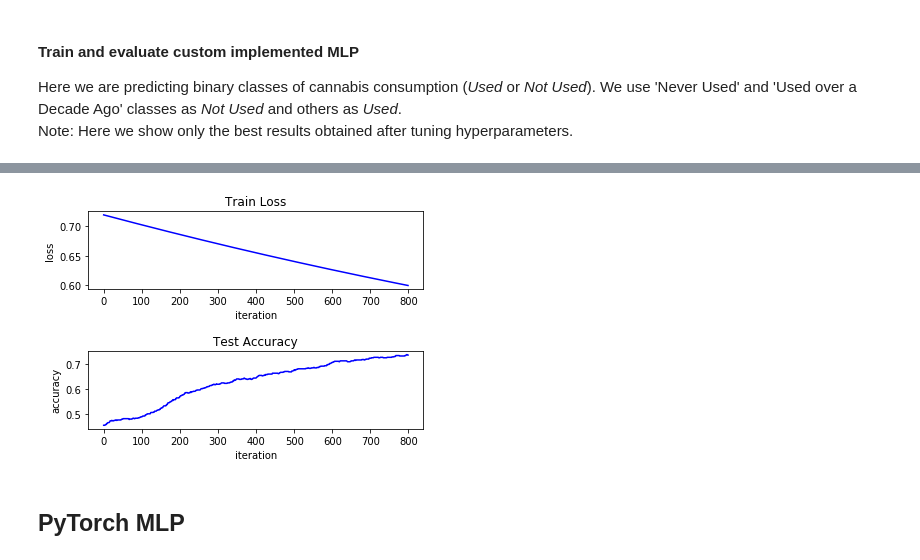
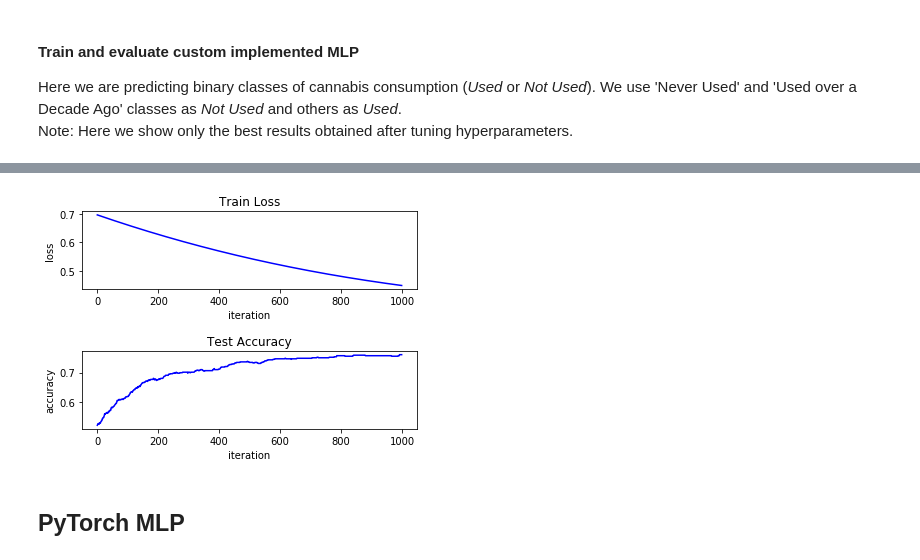
Before and after one commit to mykhaly/dont_do_drugs, a Jupyter notebook: train.ipynb, the cells around one changed output, grey strips where cells are left out. Saved outputs shown, nothing was run; the diff lists cells and outputs as text; code cells hidden in the pictures.

```diff
--- a/train.ipynb
+++ b/train.ipynb
@@ -115,6 +170,6 @@ train_custom_net(
     output_dim=2,
     learning_rate=1e-3,
     batch_size=32,
-    number_of_iterations=800
+    number_of_iterations=1000
 )
 # %% [output]
@@ -133,4 +188,4 @@ Test acc: 0.734982332155477
-[figure, old version]
+[figure, new version]
 # %% [markdown]
 ## PyTorch MLP
 # %% [markdown]
```
Also changed, not shown: parts of 7 cells of this notebook, 2 other files.
